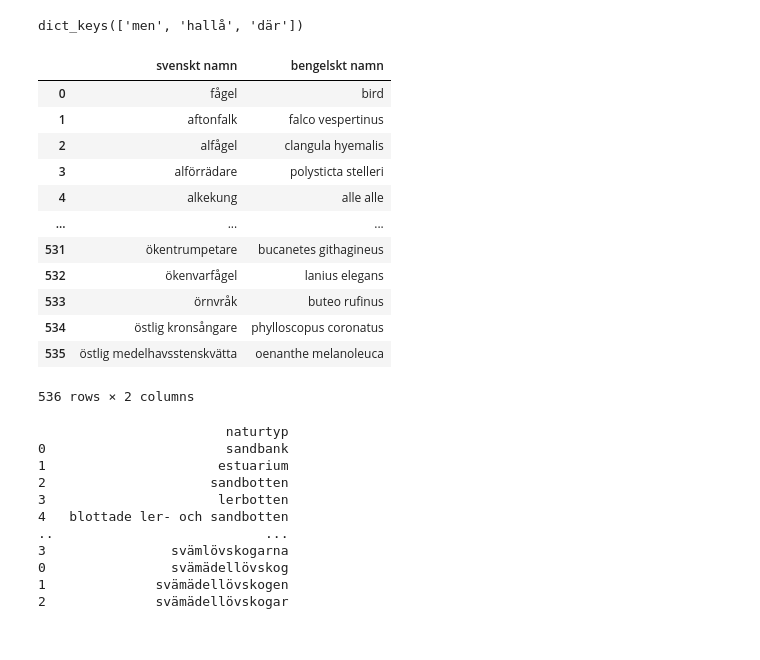
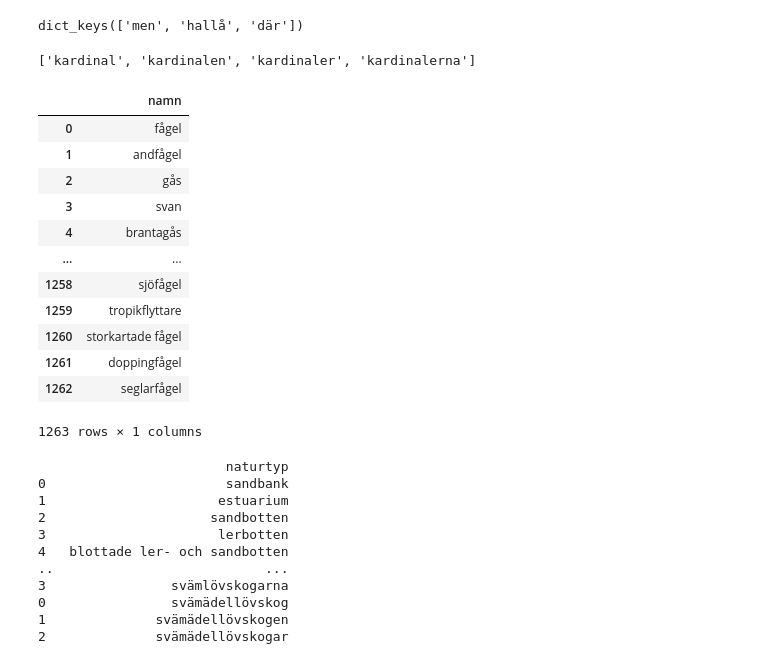
Before and after one commit to Eryndir/Exjobb, a Jupyter notebook: KB_more_tests.ipynb, the cells around one changed output. Saved outputs shown, nothing was run; the diff lists cells and outputs as text; code cells hidden in the pictures.

```diff
--- a/KB_more_tests.ipynb
+++ b/KB_more_tests.ipynb
@@ -129,26 +184,30 @@ def getDeclension(word):
   else:
     root = word
     return [word, f"{root}en", f"{root}ar", f"{root}arna"]
+# %%
+getDeclension("kardinal")
+# %% [output]
+['kardinal', 'kardinalen', 'kardinaler', 'kardinalerna']
 # %%
-birds = pd.read_csv("birds.csv", header=0)
+birds = pd.read_csv("birds2.csv", header=0)
 natureTypes = pd.read_csv("naturtyper.csv", header=0)
 wordChecklist = natureTypes.copy()
 natureTypes.iloc[0]["naturtyp"]
 birds
 # %% [output]
-|  | svenskt namn | bengelskt namn |
-| 0 | fågel | bird |
-| 1 | aftonfalk | falco vespertinus |
-| 2 | alfågel | clangula hyemalis |
-| 3 | alförrädare | polysticta stelleri |
-| 4 | alkekung | alle alle |
-| ... | ... | ... |
-| 531 | ökentrumpetare | bucanetes githagineus |
-| 532 | ökenvarfågel | lanius elegans |
-| 533 | örnvråk | buteo rufinus |
-| 534 | östlig kronsångare | phylloscopus coronatus |
-| 535 | östlig medelhavsstenskvätta | oenanthe melanoleuca |
+|  | namn |
+| 0 | fågel |
+| 1 | andfågel |
+| 2 | gås |
+| 3 | svan |
+| 4 | brantagås |
+| ... | ... |
+| 1258 | sjöfågel |
+| 1259 | tropikflyttare |
+| 1260 | storkartade fågel |
+| 1261 | doppingfågel |
+| 1262 | seglarfågel |
-536 rows × 2 columns
+1263 rows × 1 columns
 # %%
 
 
```
Also changed, not shown: parts of 33 cells of this notebook, 1 other file.
